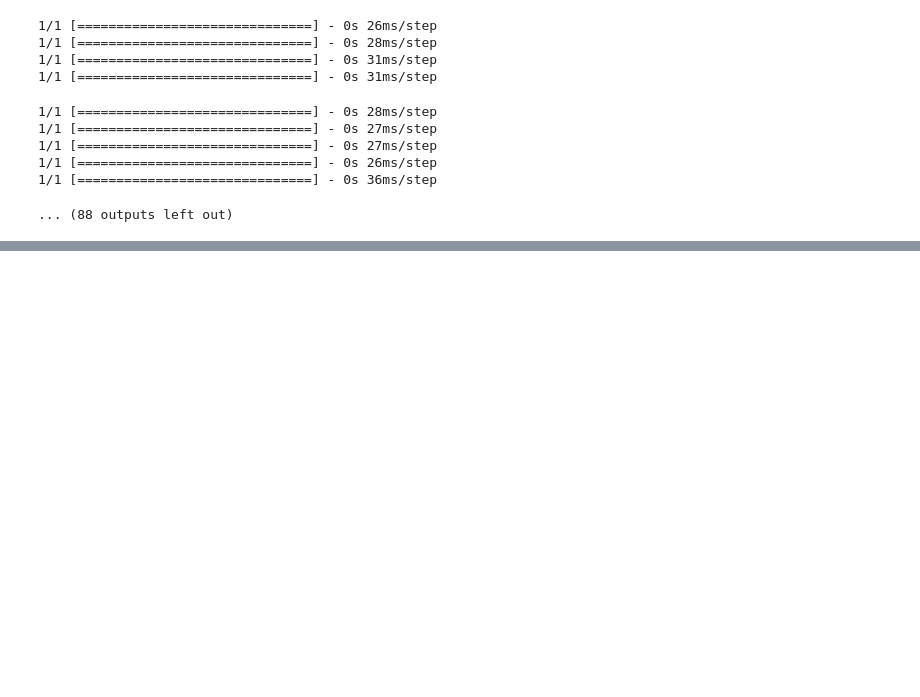
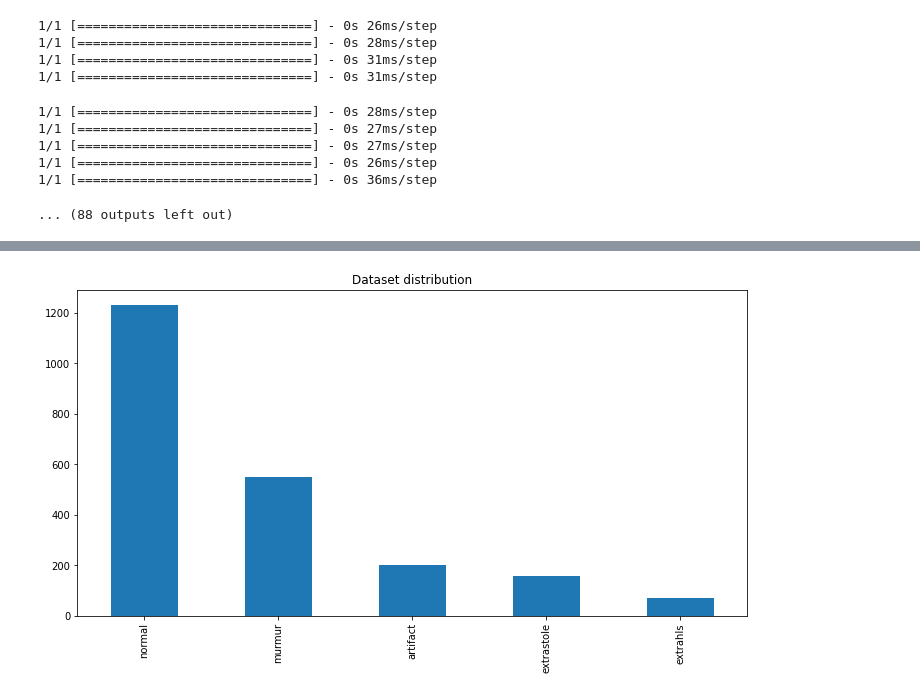
Before and after one commit to ajaysanthoshb/FYP, a Jupyter notebook: FYP.ipynb, the cells around one changed output, grey strips where cells are left out. Cells and saved outputs as stored; diff of their text form; code cells hidden in the pictures; blank space fills up the shorter version.

```diff
--- a/FYP.ipynb
+++ b/FYP.ipynb
@@ -706,0 +765,9 @@ samplesPrediction(tf.keras.models.load_model('/content/drive/MyDrive/heartbeat-s
+# %%
+def data_visualisation(dataset):
+  plt.figure(figsize=(12,6))
+  dataset.label.value_counts().plot(kind='bar', title='Dataset distribution')
+  plt.show(),len(dataset)
+# %%
+data_visualisation(createFrames(2))
+# %% [output]
+[figure, added]
```
Also changed, not shown: parts of 32 cells of this notebook.
